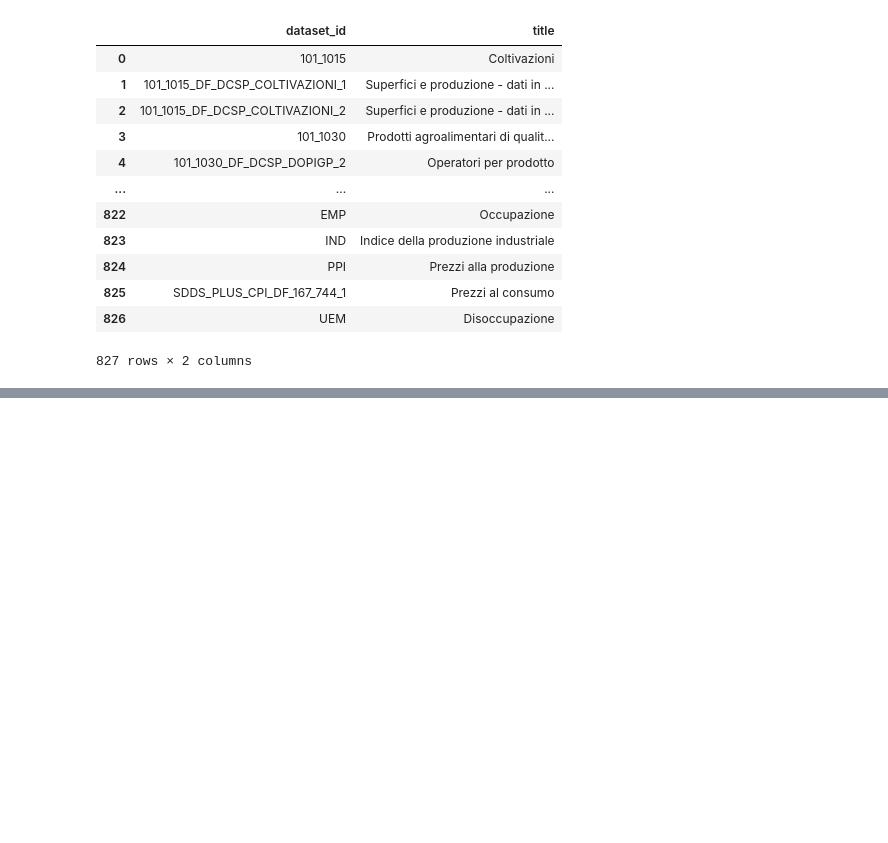
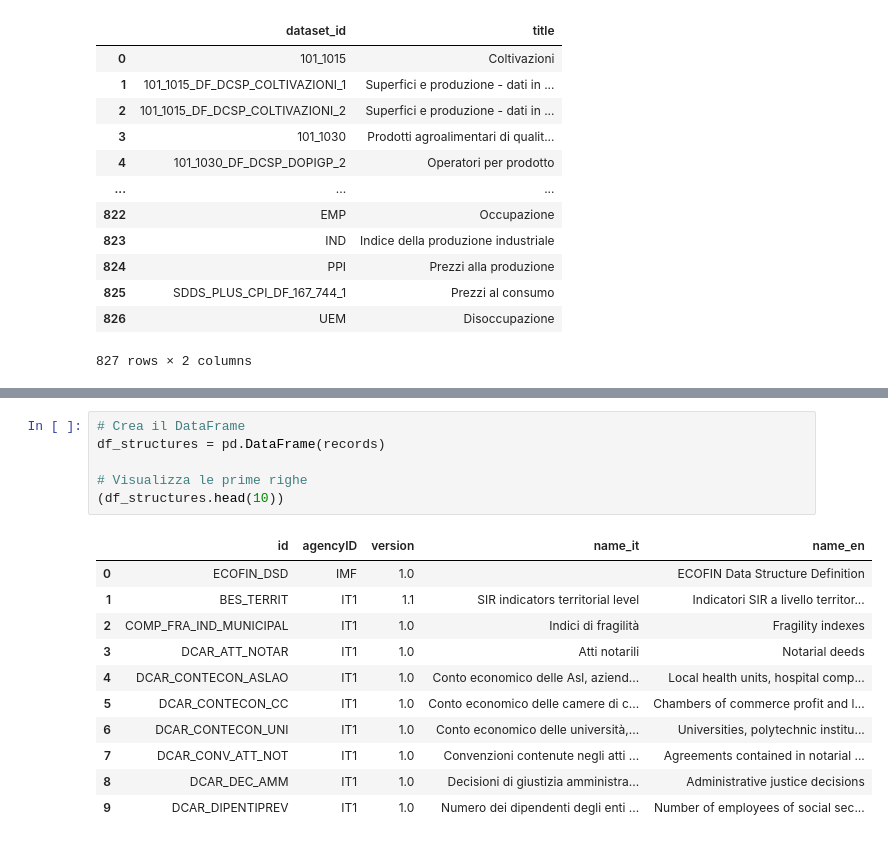
Before and after one commit to paolovolterra/test, a Jupyter notebook: Istat/codici/prova.ipynb, the cells around one changed output, grey strips where cells are left out. Saved outputs shown, nothing was run; the diff lists cells and outputs as text; blank space fills up the shorter version.

```diff
--- a/Istat/codici/prova.ipynb
+++ b/Istat/codici/prova.ipynb
@@ -105,0 +91,18 @@ df_dsd
+# %%
+# Crea il DataFrame
+df_structures = pd.DataFrame(records)
+
+# Visualizza le prime righe
+(df_structures.head(10))
+# %% [output]
+|  | id | agencyID | version | name_it | name_en |
+| 0 | ECOFIN_DSD | IMF | 1.0 |  | ECOFIN Data Structure Definition |
+| 1 | BES_TERRIT | IT1 | 1.1 | SIR indicators territorial level | Indicatori SIR a livello territor... |
+| 2 | COMP_FRA_IND_MUNICIPAL | IT1 | 1.0 | Indici di fragilità | Fragility indexes |
+| 3 | DCAR_ATT_NOTAR | IT1 | 1.0 | Atti notarili | Notarial deeds |
+| 4 | DCAR_CONTECON_ASLAO | IT1 | 1.0 | Conto economico delle Asl, aziend... | Local health units, hospital comp... |
+| 5 | DCAR_CONTECON_CC | IT1 | 1.0 | Conto economico delle camere di c... | Chambers of commerce profit and l... |
+| 6 | DCAR_CONTECON_UNI | IT1 | 1.0 | Conto economico delle università,... | Universities, polytechnic institu... |
+| 7 | DCAR_CONV_ATT_NOT | IT1 | 1.0 | Convenzioni contenute negli atti ... | Agreements contained in notarial ... |
+| 8 | DCAR_DEC_AMM | IT1 | 1.0 | Decisioni di giustizia amministra... | Administrative justice decisions |
+| 9 | DCAR_DIPENTIPREV | IT1 | 1.0 | Numero dei dipendenti degli enti ... | Number of employees of social sec... |
```
Also changed, not shown: parts of 8 cells of this notebook, 3 other files.
